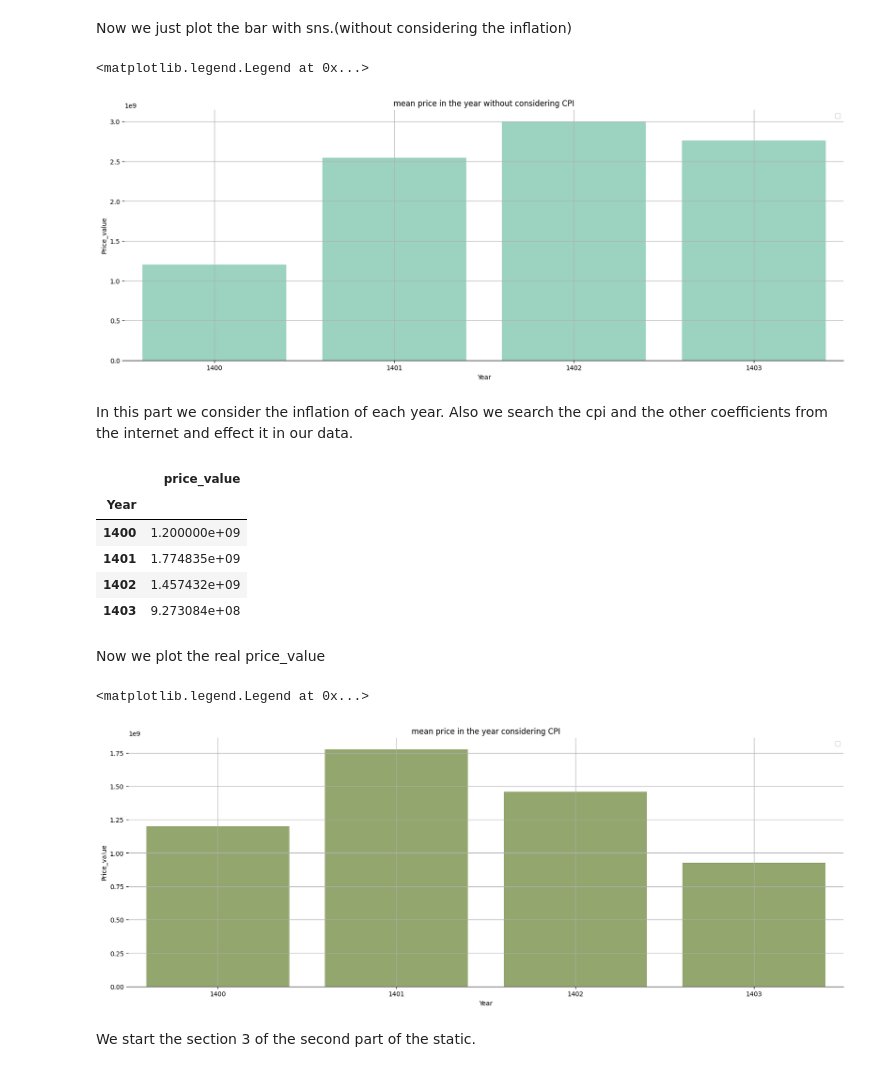
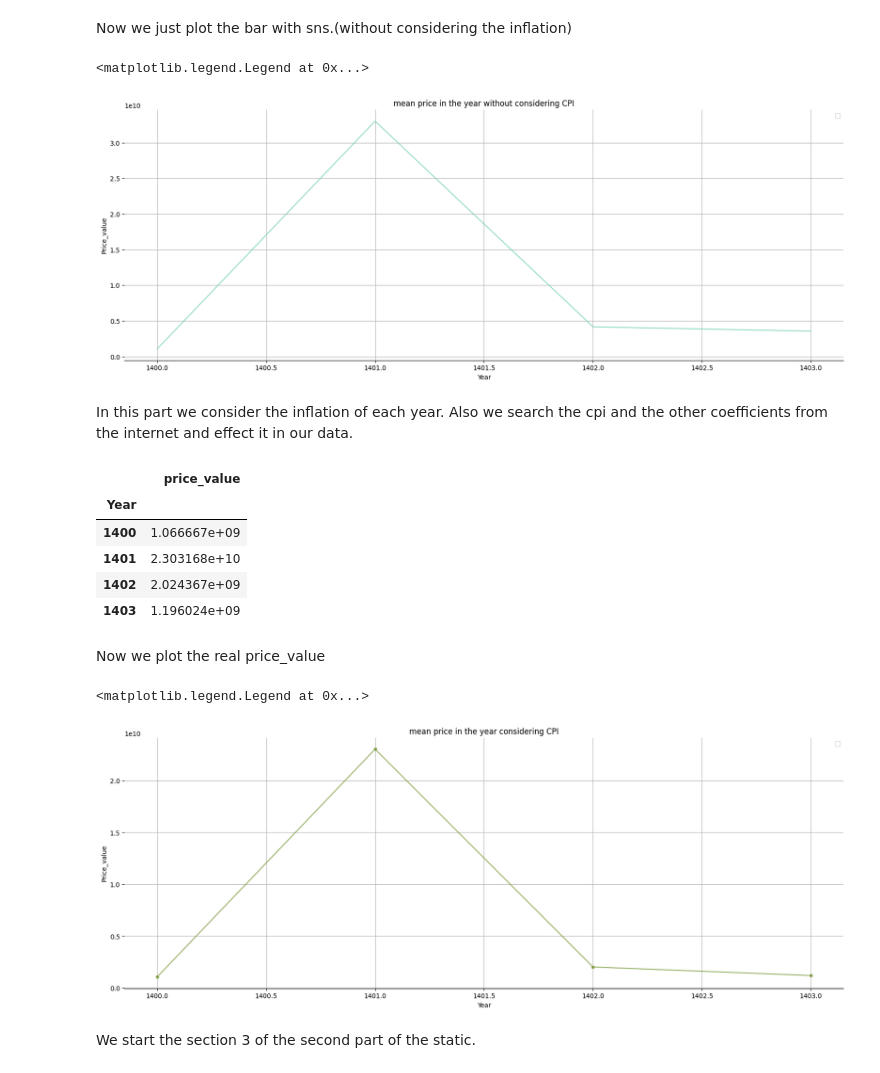
Before and after one commit to AmirrezaNasiri85/Artificial-Inteligance-Boot-Camp, a Jupyter notebook: ProjectOne.ipynb, the cells around one changed output. Drawn from its saved outputs; the diff is of its cells as text; code cells hidden in the pictures.

```diff
--- a/ProjectOne.ipynb
+++ b/ProjectOne.ipynb
@@ -203,6 +260,6 @@ In this part we start the section 6 of the statical part.
 So we make a copy of the main data frame in an attemp to work with it in section 7
 # %%
 data_frame_7 = data_frame.copy()
-data_frame_7 = data_frame_7[["price_value", 'created_at_month', "city_slug"]]
+data_frame_7 = data_frame_7[["price_value", 'created_at_month', "city_slug", "rent_value"]]
 # %% [markdown]
 In this part we try convert the types of the (created_at_month) column into pd.DateTime.
@@ -214,18 +265,0 @@ Requirement already satisfied: jalali-core>=1.0 in /usr/local/lib/python3.13/dis
-# %%
-from sklearn.preprocessing import FunctionTransformer
-import jdatetime
-
-def trun_grogorian_solar_year(data_frame : pd.DataFrame):
-  # Convertnig to the DateTime.
-  data_frame["created_at_month"] = pd.to_datetime(data_frame["created_at_month"])
-
-  # Turning into the persian calender.
-  data_frame["Year"] = data_frame["created_at_month"].apply(lambda d: jdatetime.date.fromgregorian(date=d.date()).year)
-  data_frame = data_frame.drop(columns=["created_at_month"])
-
-  return data_frame
-
-trun_grogorian_solar_year = FunctionTransformer(trun_grogorian_solar_year)
-data_frame_7 = trun_grogorian_solar_year.transform(data_frame_7)
-
-data_frame_7.groupby("Year")
@@ -236,9 +286,11 @@ In this part we full fill the nan values with median of the price_value grouped
 # %%
 # The number of the city slug which has the Nan values is too low in the comparasion with the one million line.
 # So we can drop them.
-labels = (data_frame_7["city_slug"].isna() == True)
-data_frame_7 = data_frame_7[~labels]
-
+city_labels = (data_frame_7["city_slug"].isna())
+data_frame_7 = data_frame_7[~city_labels]
+rent_labels = (data_frame_7["rent_value"].isna())
+data_frame_7 = data_frame_7[rent_labels]
+data_frame_7 = data_frame_7.drop(columns=["rent_value", "created_at_month"])
 
 def fill_price_value(data_frame : pd.DataFrame):
   # Removing the rows with Nan city_slug.
@@ -261,45 +313,44 @@ def remove_outliers_iqr_price_value(df, column='price_value'):
     return df[(df[column] >= lower_bound) & (df[column] <= upper_bound)]
 
 # Some cities may need more money to buy a house and may be removed .
-# what will you do :
 def clean_and_aggregate(df):
     df_clean = df.dropna(subset=["city_slug", "price_value"]).groupby(
         ["city_slug", "Year"], group_keys=False
     ).apply(remove_outliers_iqr_price_value)
 
-    result = df_clean.groupby("Year")["price_value"].median()
-    return result
+    return df_clean
 
 clean_and_aggregate = FunctionTransformer(clean_and_aggregate)
 data_frame_7 = clean_and_aggregate.transform(data_frame_7)
 # %% [markdown]
 Now we just plot the bar with sns.(without considering the inflation)
 # %%
-data_frame_7 = pd.DataFrame(data_frame_7)
+data_frame_7 = data_frame_7.drop(columns=["city_slug"])
 
 data_frame_7 = data_frame_7.groupby("Year").mean()
+data_frame_7 = pd.DataFrame(data_frame_7)
 data_frame_7 = data_frame_7.iloc[1:]
 
 figure , axes = plt.subplots(figsize=(20, 7))
 
-sns.barplot(
+sns.lineplot(
     x=data_frame_7.index,
     y=data_frame_7["price_value"],
     color="mediumaquamarine",
     ax = axes,
     alpha=0.7
 )
 axes.spines["top"].set_visible(False)
 axes.spines["left"].set_visible(False)
 axes.spines["right"].set_visible(False)
 axes.set_xlabel("Year")
 axes.set_ylabel("Price_value")
 axes.set_title("mean price in the year without considering CPI")
 axes.grid()
 axes.legend()
 # %% [output]
 <matplotlib.legend.Legend at 0x...>
-[figure, old version]
+[figure, new version]
 # %% [markdown]
 In this part we consider the inflation of each year.
 Also we search the cpi and the other coefficients from the internet and effect it in our data.
@@ -318,20 +369,21 @@ data_frame_7_cpi
 # %% [output]
 |  | price_value |
 | Year |  |
-| 1400 | 1.200000e+09 |
-| 1401 | 1.774835e+09 |
-| 1402 | 1.457432e+09 |
-| 1403 | 9.273084e+08 |
+| 1400 | 1.066667e+09 |
+| 1401 | 2.303168e+10 |
+| 1402 | 2.024367e+09 |
+| 1403 | 1.196024e+09 |
 # %% [markdown]
 Now we plot the real price_value
 # %%
 figure , axes = plt.subplots(figsize=(20, 7))
 
 
-sns.barplot(
+sns.lineplot(
     x=data_frame_7_cpi.index,
     y=data_frame_7_cpi["price_value"],
     color="olivedrab",
+    marker='o',
     ax = axes,
     alpha=0.7
 )
@@ -343,9 +395,15 @@ axes.set_ylabel("Price_value")
 axes.set_title("mean price in the year considering CPI")
 axes.grid()
 axes.legend()
+
+######################
+# merging plots
+# line ploting
+# percentiling the data frame.
+######################
 # %% [output]
 <matplotlib.legend.Legend at 0x...>
-[figure, old version]
+[figure, new version]
 # %% [markdown]
 We start the section 3 of the second part of the static.
 # %%
```
Also changed, not shown: parts of 18 cells of this notebook.
